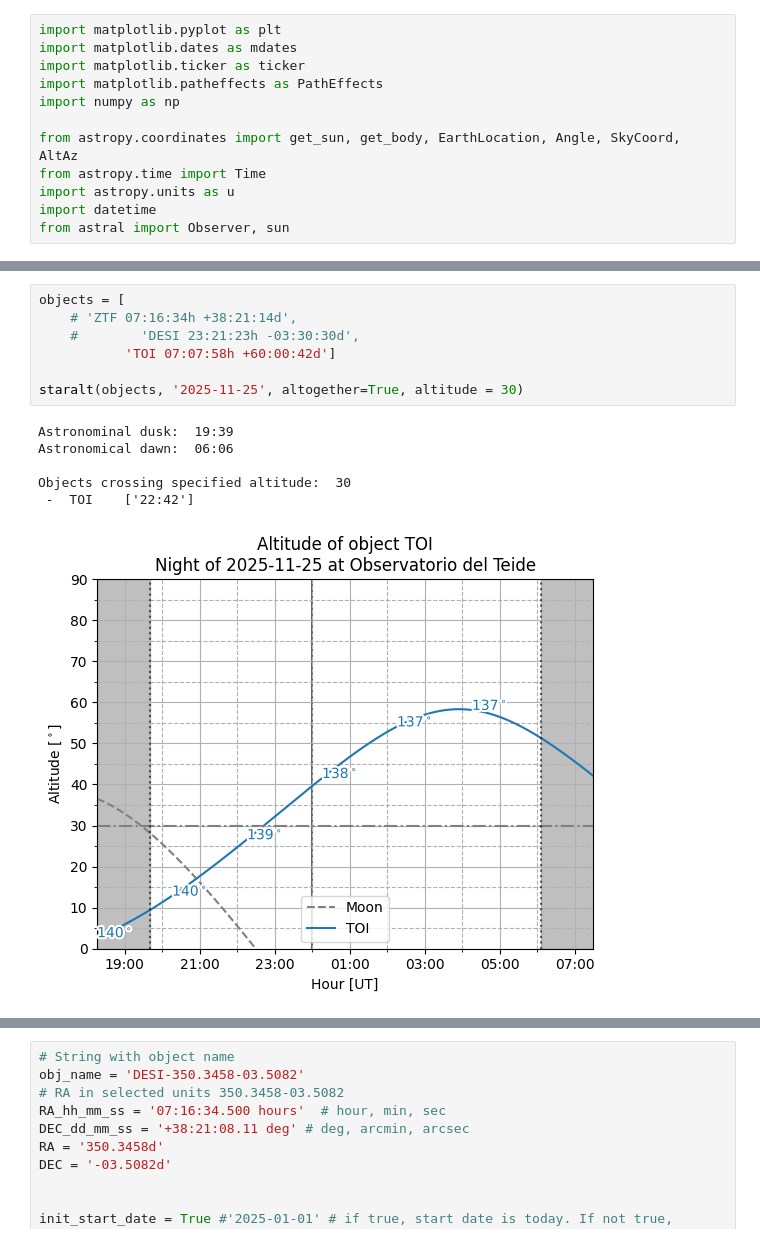
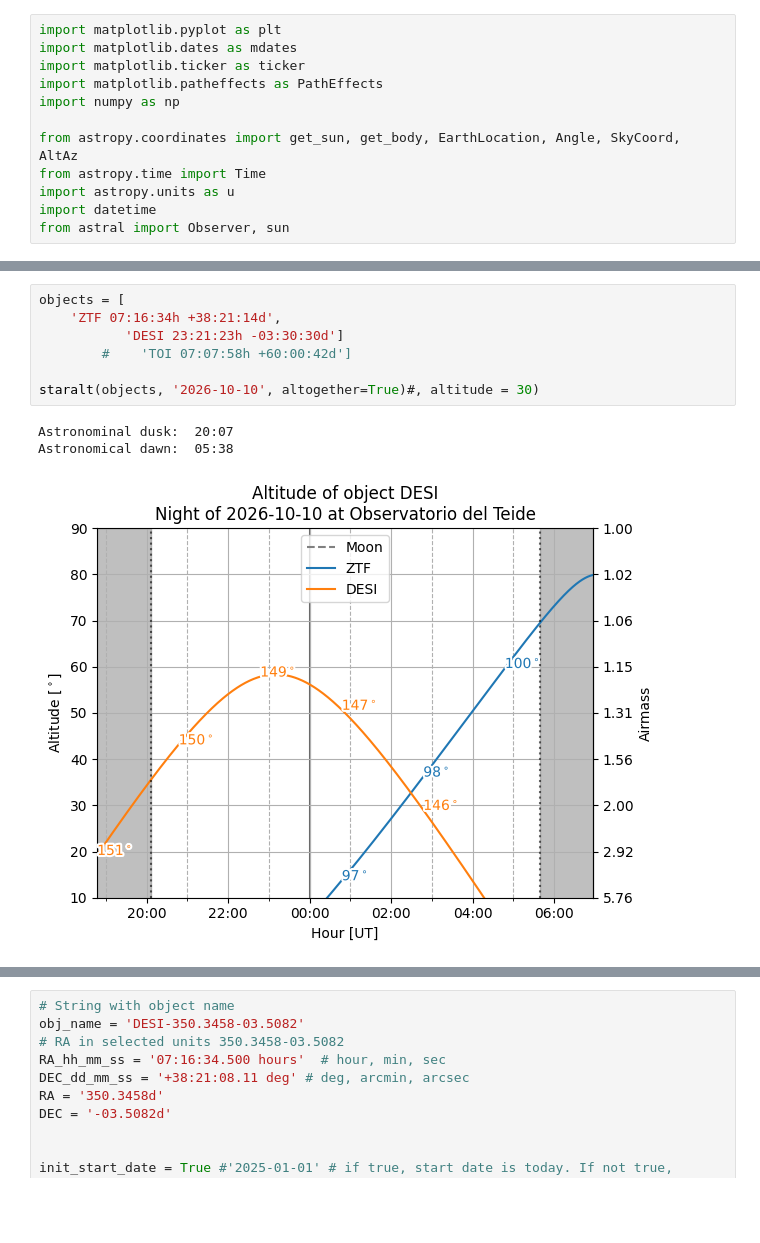
Before and after one commit to oscar-s-p/grav_lens, a Jupyter notebook: Object_visibility.ipynb, the cells around one changed output, grey strips where cells are left out. Saved outputs shown, nothing was run; the diff lists cells and outputs as text; blank space fills up the shorter version.

Commit message:
Added airmass to staralt function

```diff
--- a/Object_visibility.ipynb
+++ b/Object_visibility.ipynb
@@ -254,17 +275,14 @@ def staralt(obj_name,
 # %%
 objects = [
-    # 'ZTF 07:16:34h +38:21:14d',
-    #        'DESI 23:21:23h -03:30:30d',
-           'TOI 07:07:58h +60:00:42d']
+    'ZTF 07:16:34h +38:21:14d',
+           'DESI 23:21:23h -03:30:30d']
+        #    'TOI 07:07:58h +60:00:42d']
 
-staralt(objects, '2025-11-25', altogether=True, altitude = 30)
+staralt(objects, '2026-10-10', altogether=True)#, altitude = 30)
 # %% [output]
-Astronominal dusk:  19:39
-Astronomical dawn:  06:06
-
-Objects crossing specified altitude:  30
- -  TOI    ['22:42']
+Astronominal dusk:  20:07
+Astronomical dawn:  05:38
-[figure, old version]
+[figure, new version]
 # %%
 object_visibility('DESI-350.3458-03.5082',
                   '350.3458d',
```
Also changed, not shown: parts of 3 cells of this notebook, 1 other file.
